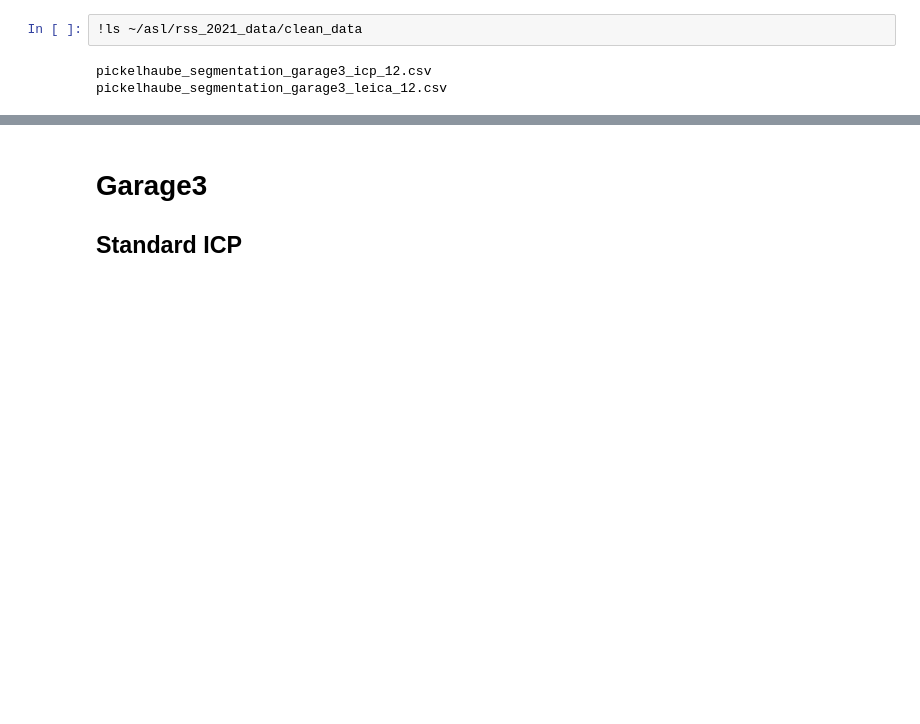
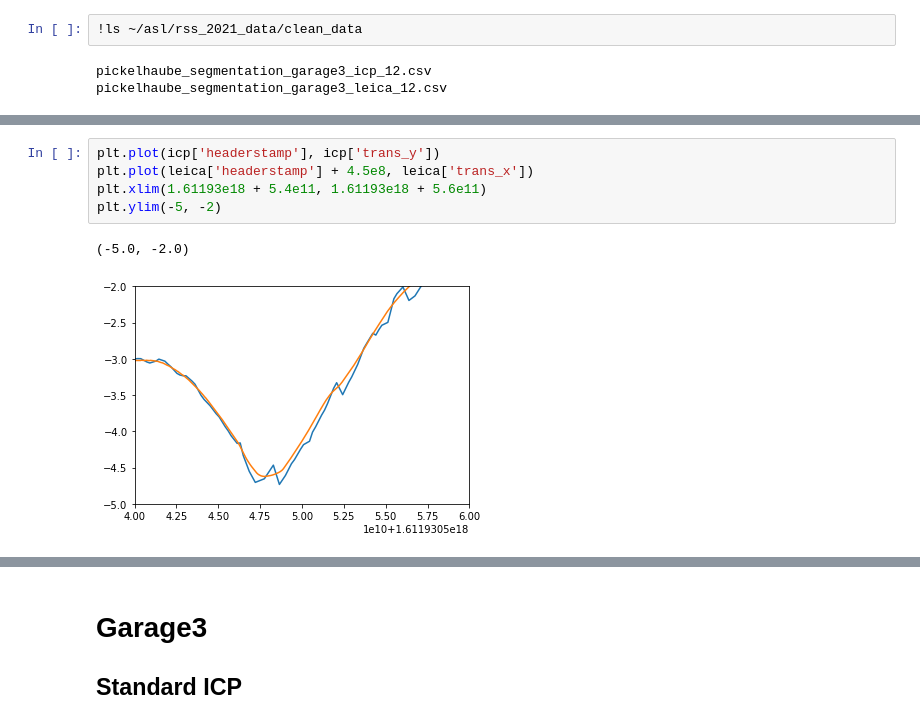
Before and after one commit to ethz-asl/background_foreground_segmentation, a Jupyter notebook: notebooks/RSS Localisation Results.ipynb, the cells around one changed output, grey strips where cells are left out. Drawn from its saved outputs; the diff is of its cells as text; blank space fills up the shorter version.

```diff
--- a/notebooks/RSS Localisation Results.ipynb
+++ b/notebooks/RSS Localisation Results.ipynb
@@ -37,0 +64,8 @@ pickelhaube_segmentation_garage3_leica_12.csv
+# %%
+plt.plot(icp['headerstamp'], icp['trans_y'])
+plt.plot(leica['headerstamp'] + 4.5e8, leica['trans_x'])
+plt.xlim(1.61193e18 + 5.4e11, 1.61193e18 + 5.6e11)
+plt.ylim(-5, -2)
+# %% [output]
+(-5.0, -2.0)
+[figure, added]
```
Also changed, not shown: parts of 6 cells of this notebook, 6 other files.
